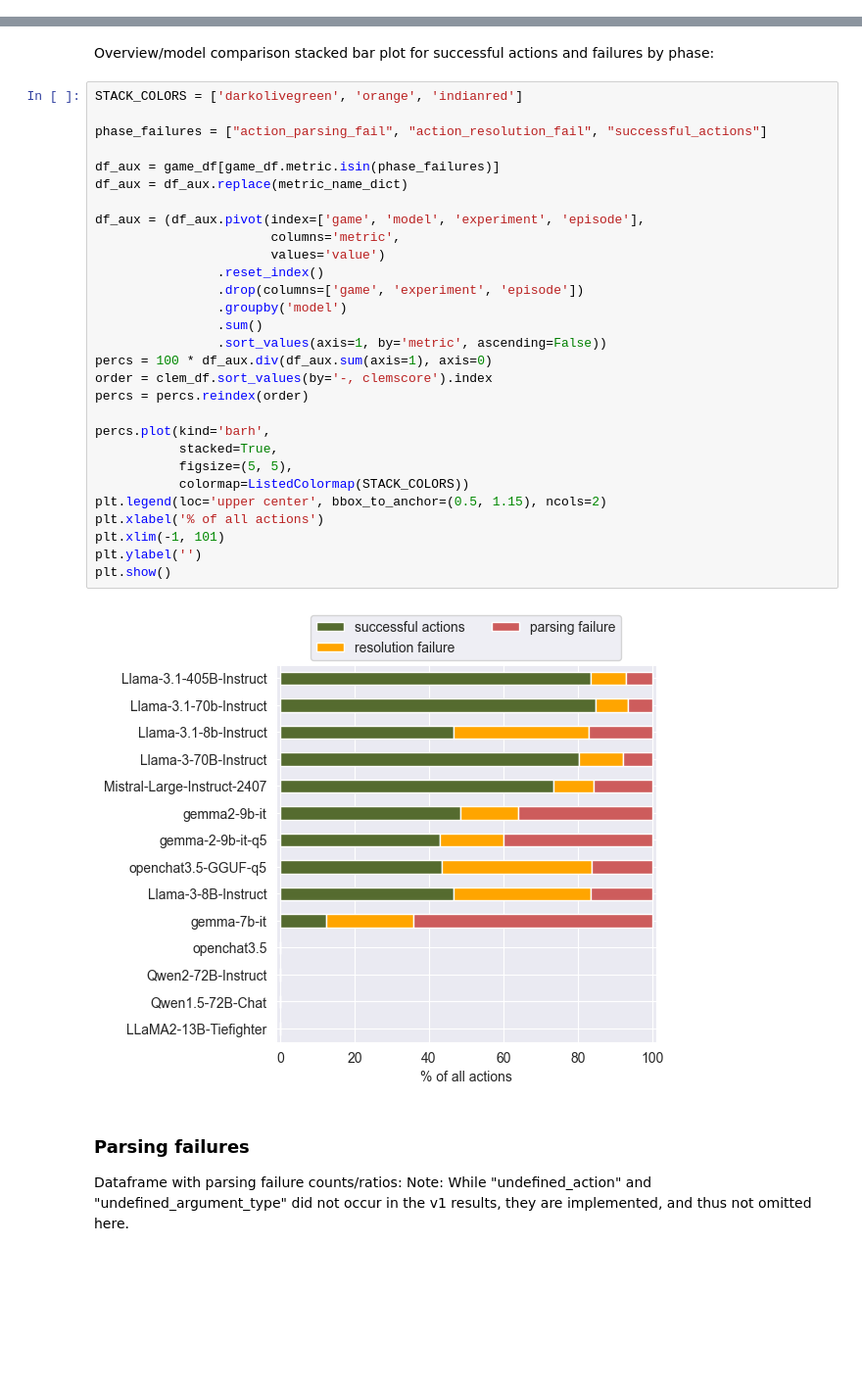
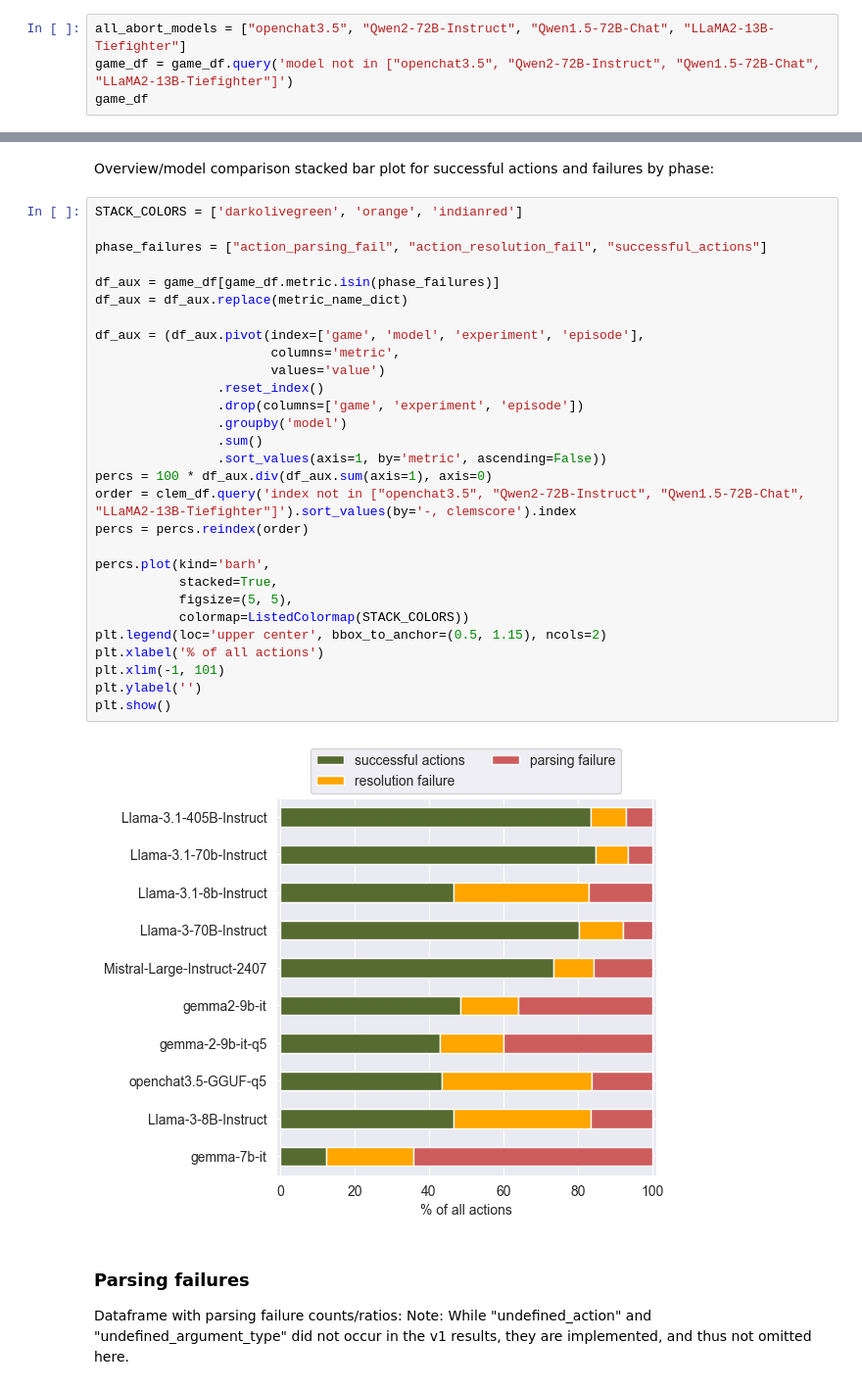
Before and after one commit to Gnurro/clemcore, a Jupyter notebook: adventuregame_eval.ipynb, the cells around one changed output, grey strips where cells are left out. Shown at 98% size. Saved outputs shown, nothing was run; the diff lists cells and outputs as text; blank space fills up the shorter version.

Commit message:
Evaluation notebook work: Omit all-abort models for detail analysis

```diff
--- a/adventuregame_eval.ipynb
+++ b/adventuregame_eval.ipynb
@@ -212,0 +215,4 @@ plt.show()
+# %%
+all_abort_models = ["openchat3.5", "Qwen2-72B-Instruct", "Qwen1.5-72B-Chat", "LLaMA2-13B-Tiefighter"]
+game_df = game_df.query('model not in ["openchat3.5", "Qwen2-72B-Instruct", "Qwen1.5-72B-Chat", "LLaMA2-13B-Tiefighter"]')
+game_df
@@ -324,34 +340,34 @@ Overview/model comparison stacked bar plot for successful actions and failures b
 # %%
 STACK_COLORS = ['darkolivegreen', 'orange', 'indianred']
 
 phase_failures = ["action_parsing_fail", "action_resolution_fail", "successful_actions"]
 
 df_aux = game_df[game_df.metric.isin(phase_failures)]
 df_aux = df_aux.replace(metric_name_dict)
 
 df_aux = (df_aux.pivot(index=['game', 'model', 'experiment', 'episode'],
                        columns='metric',
                        values='value')
                 .reset_index()
                 .drop(columns=['game', 'experiment', 'episode'])
                 .groupby('model')
                 .sum()
                 .sort_values(axis=1, by='metric', ascending=False))
 percs = 100 * df_aux.div(df_aux.sum(axis=1), axis=0)
-order = clem_df.sort_values(by='-, clemscore').index
+order = clem_df.query('index not in ["openchat3.5", "Qwen2-72B-Instruct", "Qwen1.5-72B-Chat", "LLaMA2-13B-Tiefighter"]').sort_values(by='-, clemscore').index
 percs = percs.reindex(order)
 
 percs.plot(kind='barh',
            stacked=True,
            figsize=(5, 5),
            colormap=ListedColormap(STACK_COLORS))
 plt.legend(loc='upper center', bbox_to_anchor=(0.5, 1.15), ncols=2)
 plt.xlabel('% of all actions')
 plt.xlim(-1, 101)
 plt.ylabel('')
 plt.show()
 # %% [output]
-[figure, old version]
+[figure, new version]
 # %% [markdown]
 ### Parsing failures
 Dataframe with parsing failure counts/ratios:
```
Also changed, not shown: parts of 28 cells of this notebook.
